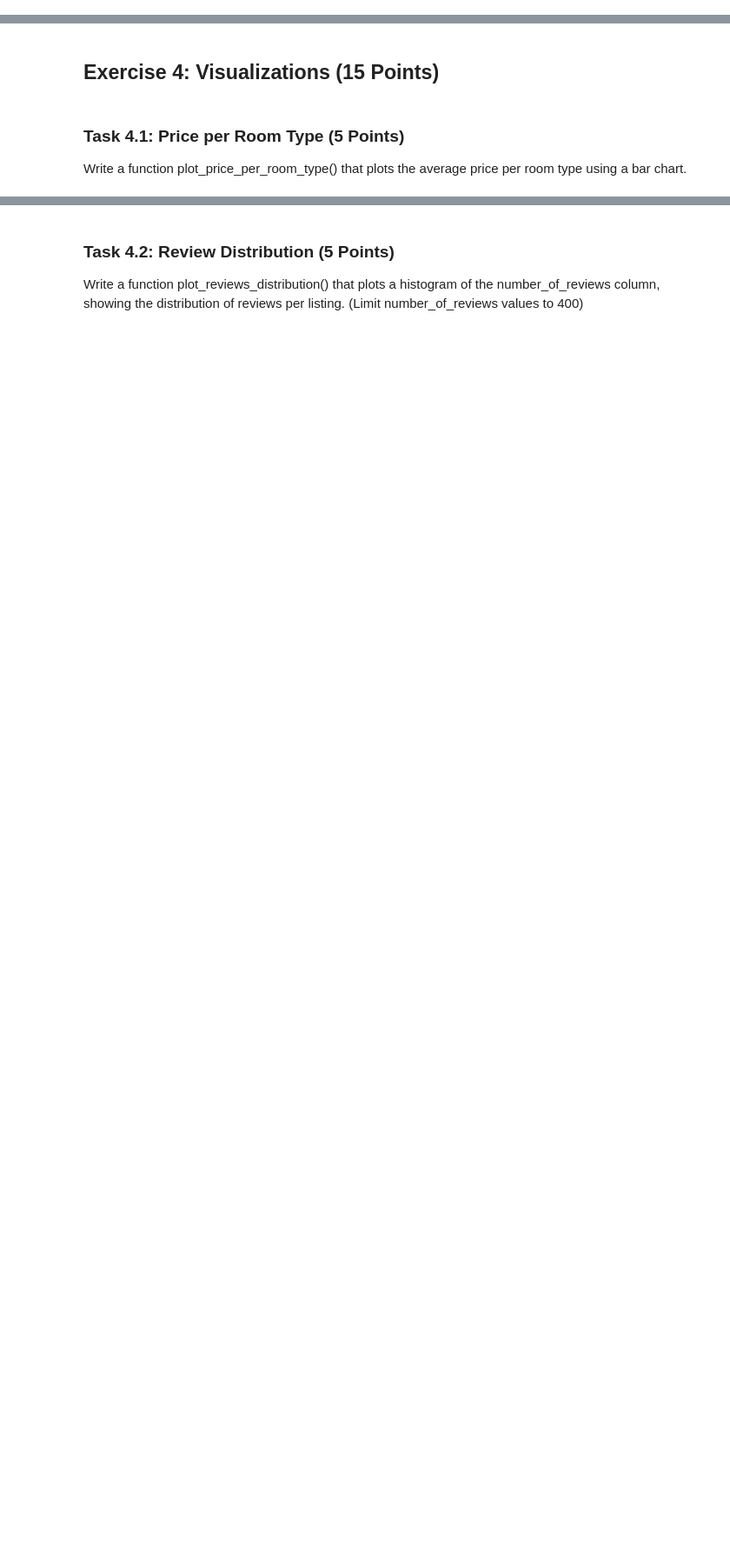
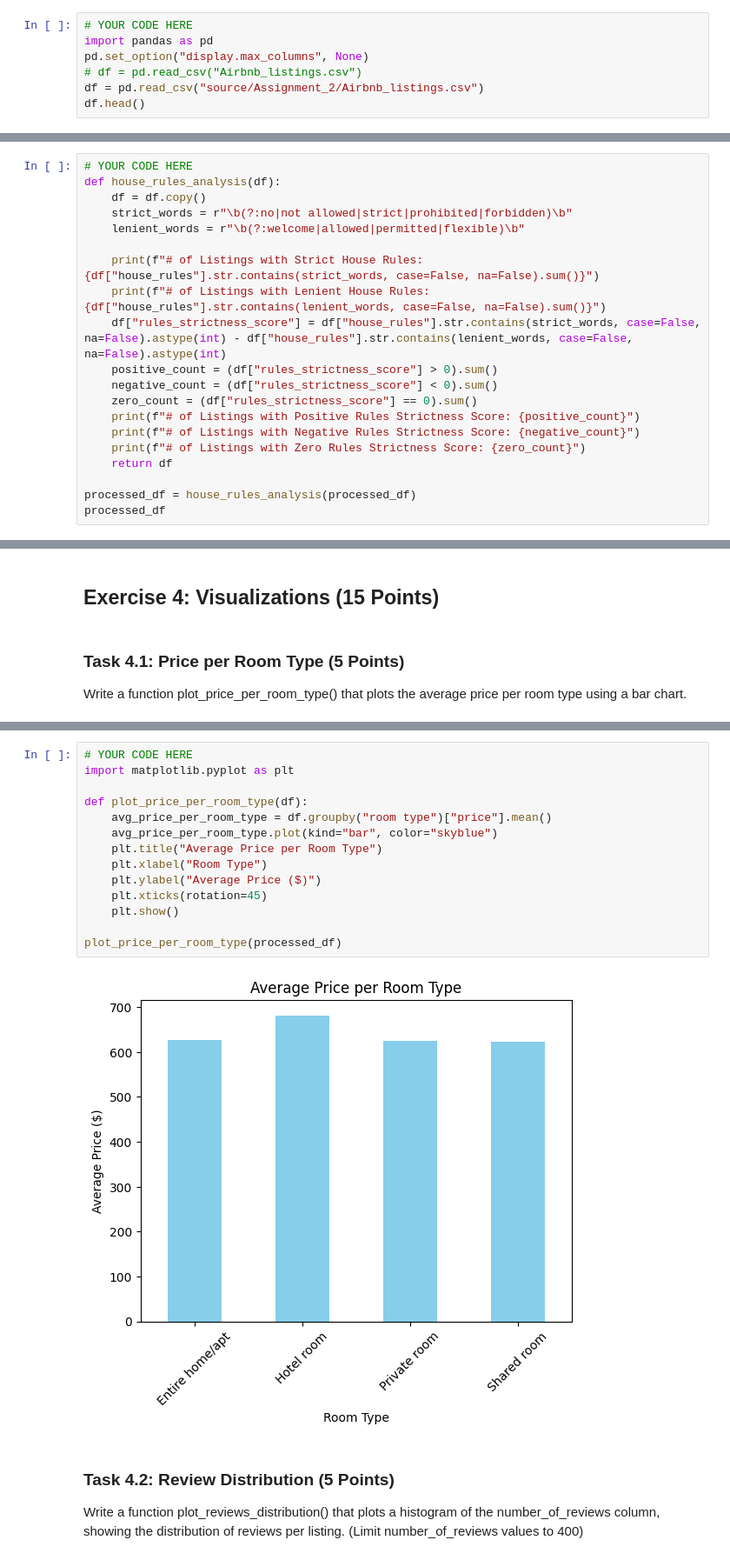
Before and after one commit to TangyKiwi/DSC-200, a Jupyter notebook: Assignment_2/Assignment_2.ipynb, the cells around one changed output, grey strips where cells are left out. Shown at 87% size. Drawn from its saved outputs; the diff is of its cells as text; blank space fills up the shorter version.

Commit message:
Finish Assignment 2

```diff
--- a/Assignment_2/Assignment_2.ipynb
+++ b/Assignment_2/Assignment_2.ipynb
@@ -128,0 +170,7 @@ raise NotImplementedError()
+# %%
+# YOUR CODE HERE
+import pandas as pd
+pd.set_option("display.max_columns", None)
+# df = pd.read_csv("Airbnb_listings.csv")
+df = pd.read_csv("source/Assignment_2/Airbnb_listings.csv")
+df.head()
@@ -213,0 +353,20 @@ raise NotImplementedError()
+# %%
+# YOUR CODE HERE
+def house_rules_analysis(df):
+    df = df.copy()
+    strict_words = r"\b(?:no|not allowed|strict|prohibited|forbidden)\b"
+    lenient_words = r"\b(?:welcome|allowed|permitted|flexible)\b"
+
+    print(f"# of Listings with Strict House Rules: {df["house_rules"].str.contains(strict_words, case=False, na=False).sum()}")
+    print(f"# of Listings with Lenient House Rules: {df["house_rules"].str.contains(lenient_words, case=False, na=False).sum()}")
+    df["rules_strictness_score"] = df["house_rules"].str.contains(strict_words, case=False, na=False).astype(int) - df["house_rules"].str.contains(lenient_words, case=False, na=False).astype(int)
+    positive_count = (df["rules_strictness_score"] > 0).sum()
+    negative_count = (df["rules_strictness_score"] < 0).sum()
+    zero_count = (df["rules_strictness_score"] == 0).sum()
+    print(f"# of Listings with Positive Rules Strictness Score: {positive_count}")
+    print(f"# of Listings with Negative Rules Strictness Score: {negative_count}")
+    print(f"# of Listings with Zero Rules Strictness Score: {zero_count}")
+    return df
+
+processed_df = house_rules_analysis(processed_df)
+processed_df
@@ -223,3 +398,19 @@ raise NotImplementedError()
+# %%
+# YOUR CODE HERE
+import matplotlib.pyplot as plt
+
+def plot_price_per_room_type(df):
+    avg_price_per_room_type = df.groupby("room type")["price"].mean()
+    avg_price_per_room_type.plot(kind="bar", color="skyblue")
+    plt.title("Average Price per Room Type")
+    plt.xlabel("Room Type")
+    plt.ylabel("Average Price ($)")
+    plt.xticks(rotation=45)
+    plt.show()
+
+plot_price_per_room_type(processed_df)
+# %% [output]
+[figure, added]
 # %% [markdown]
 ### Task 4.2: Review Distribution (5 Points)
 
```
Also changed, not shown: parts of 40 cells of this notebook.
